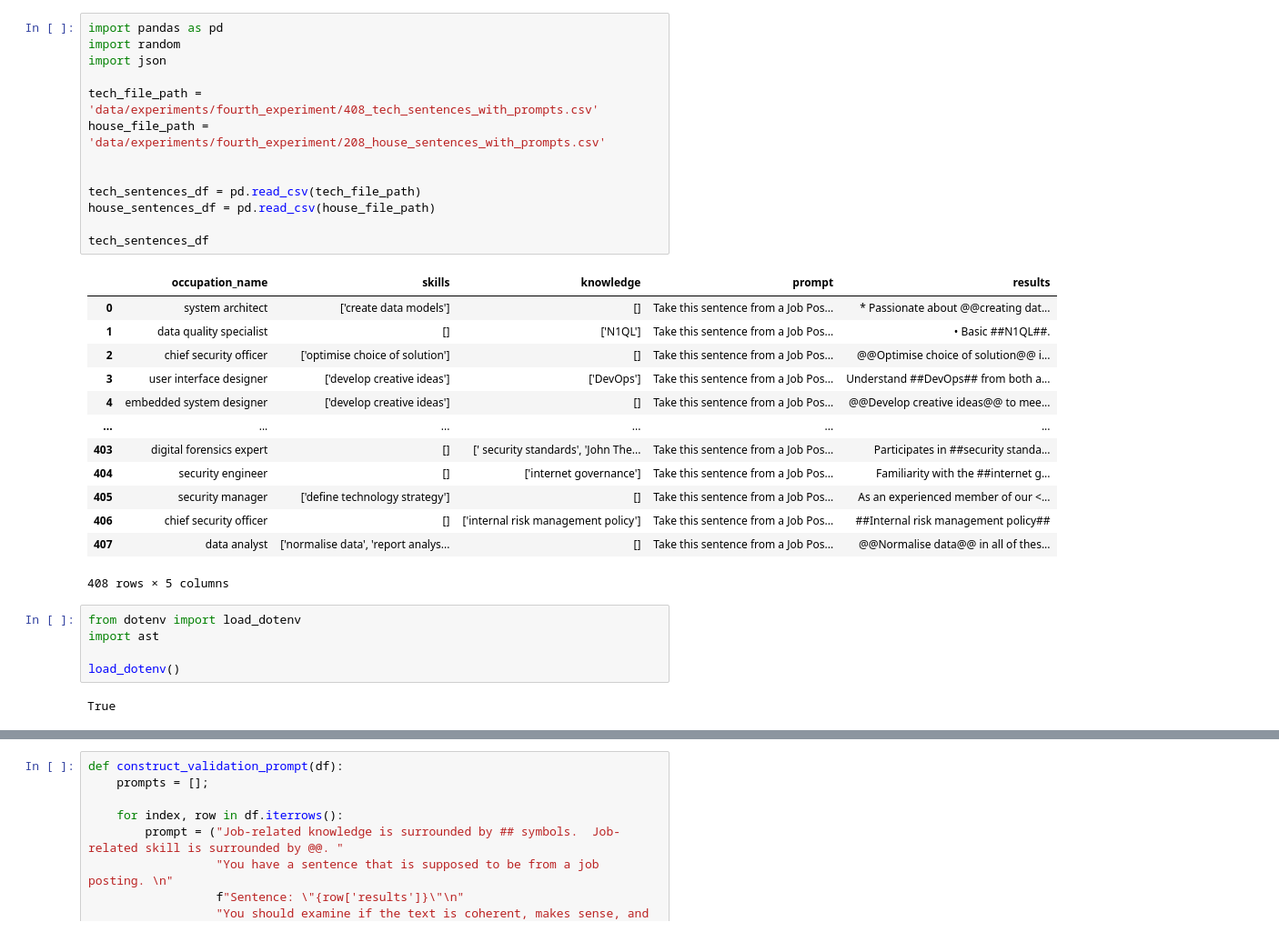
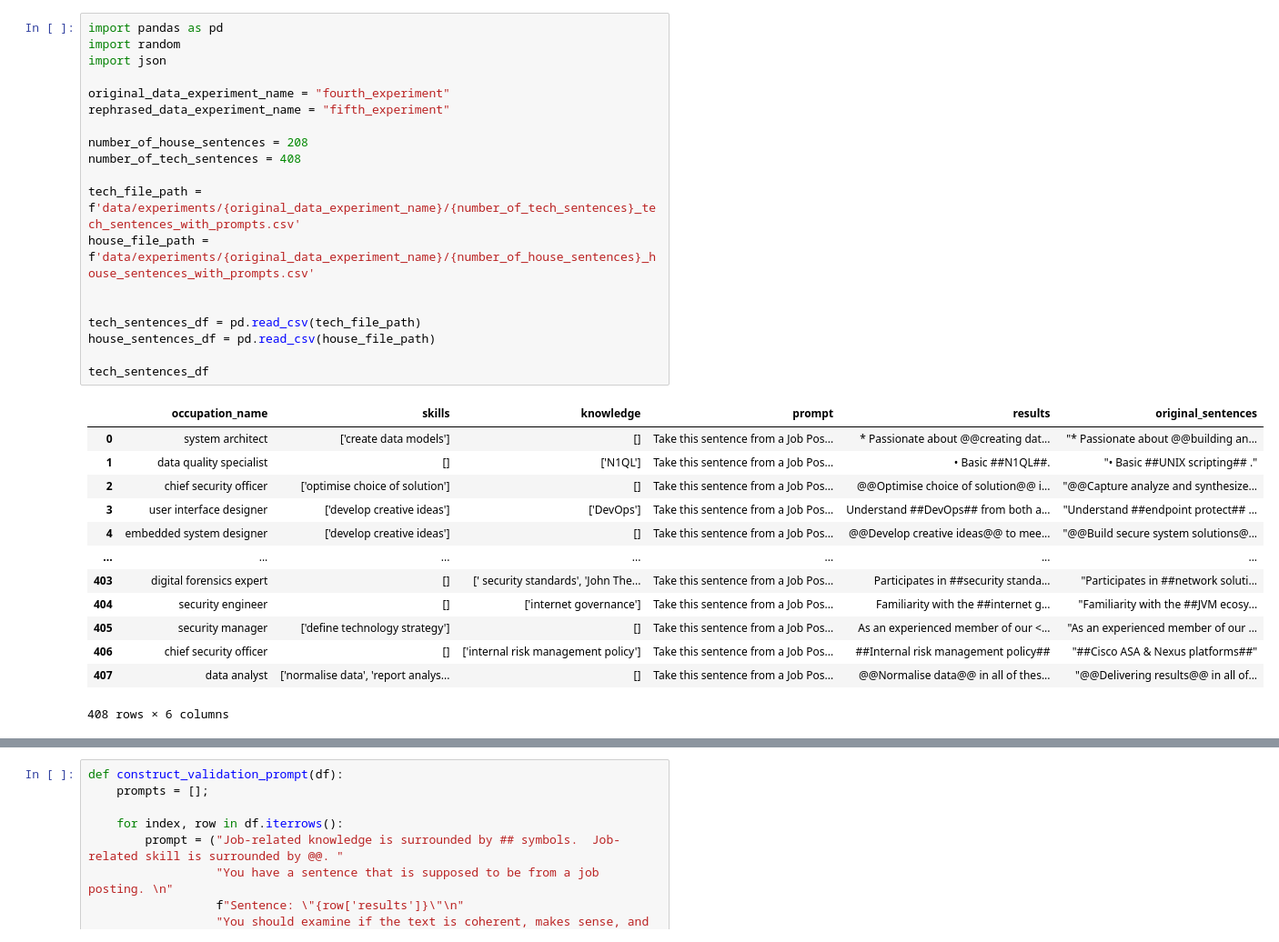
Before and after one commit to andrii-myronenko/skill-extraction-diploma, a Jupyter notebook: Synthetic Data Validation + Rephrase Generation.ipynb, the cells around one changed output, grey strips where cells are left out. Shown at 91% size. Cells and saved outputs as stored; diff of their text form.

Commit message:
Refactored code for Data Generation pipelines

```diff
--- a/Synthetic Data Generation V3.ipynb
+++ b/Synthetic Data Validation + Rephrase Generation.ipynb
@@ -1,37 +1,36 @@
 # %%
 import pandas as pd
 import random
 import json
 
-tech_file_path = 'data/experiments/fourth_experiment/408_tech_sentences_with_prompts.csv'
-house_file_path = 'data/experiments/fourth_experiment/208_house_sentences_with_prompts.csv'
+original_data_experiment_name = "fourth_experiment"
+rephrased_data_experiment_name = "fifth_experiment"
+
+number_of_house_sentences = 208
+number_of_tech_sentences = 408
+
+tech_file_path = f'data/experiments/{original_data_experiment_name}/{number_of_tech_sentences}_tech_sentences_with_prompts.csv'
+house_file_path = f'data/experiments/{original_data_experiment_name}/{number_of_house_sentences}_house_sentences_with_prompts.csv'
 
 
 tech_sentences_df = pd.read_csv(tech_file_path)
 house_sentences_df = pd.read_csv(house_file_path)
 
 tech_sentences_df
 # %% [output]
-|  | occupation_name | skills | knowledge | prompt | results |
-| 0 | system architect | ['create data models'] | [] | Take this sentence from a Job Pos... | * Passionate about @@creating dat... |
-| 1 | data quality specialist | [] | ['N1QL'] | Take this sentence from a Job Pos... | • Basic ##N1QL##. |
-| 2 | chief security officer | ['optimise choice of solution'] | [] | Take this sentence from a Job Pos... | @@Optimise choice of solution@@ i... |
-| 3 | user interface designer | ['develop creative ideas'] | ['DevOps'] | Take this sentence from a Job Pos... | Understand ##DevOps## from both a... |
-| 4 | embedded system designer | ['develop creative ideas'] | [] | Take this sentence from a Job Pos... | @@Develop creative ideas@@ to mee... |
-| ... | ... | ... | ... | ... | ... |
-| 403 | digital forensics expert | [] | [' security standards', 'John The... | Take this sentence from a Job Pos... | Participates in ##security standa... |
-| 404 | security engineer | [] | ['internet governance'] | Take this sentence from a Job Pos... | Familiarity with the ##internet g... |
-| 405 | security manager | ['define technology strategy'] | [] | Take this sentence from a Job Pos... | As an experienced member of our <... |
-| 406 | chief security officer | [] | ['internal risk management policy'] | Take this sentence from a Job Pos... | ##Internal risk management policy## |
-| 407 | data analyst | ['normalise data', 'report analys... | [] | Take this sentence from a Job Pos... | @@Normalise data@@ in all of thes... |
+|  | occupation_name | skills | knowledge | prompt | results | original_sentences |
+| 0 | system architect | ['create data models'] | [] | Take this sentence from a Job Pos... | * Passionate about @@creating dat... | "* Passionate about @@building an... |
+| 1 | data quality specialist | [] | ['N1QL'] | Take this sentence from a Job Pos... | • Basic ##N1QL##. | "• Basic ##UNIX scripting## ." |
+| 2 | chief security officer | ['optimise choice of solution'] | [] | Take this sentence from a Job Pos... | @@Optimise choice of solution@@ i... | "@@Capture analyze and synthesize... |
+| 3 | user interface designer | ['develop creative ideas'] | ['DevOps'] | Take this sentence from a Job Pos... | Understand ##DevOps## from both a... | "Understand ##endpoint protect## ... |
+| 4 | embedded system designer | ['develop creative ideas'] | [] | Take this sentence from a Job Pos... | @@Develop creative ideas@@ to mee... | "@@Build secure system solutions@... |
+| ... | ... | ... | ... | ... | ... | ... |
+| 403 | digital forensics expert | [] | [' security standards', 'John The... | Take this sentence from a Job Pos... | Participates in ##security standa... | "Participates in ##network soluti... |
+| 404 | security engineer | [] | ['internet governance'] | Take this sentence from a Job Pos... | Familiarity with the ##internet g... | "Familiarity with the ##JVM ecosy... |
+| 405 | security manager | ['define technology strategy'] | [] | Take this sentence from a Job Pos... | As an experienced member of our <... | "As an experienced member of our ... |
+| 406 | chief security officer | [] | ['internal risk management policy'] | Take this sentence from a Job Pos... | ##Internal risk management policy## | "##Cisco ASA & Nexus platforms##" |
+| 407 | data analyst | ['normalise data', 'report analys... | [] | Take this sentence from a Job Pos... | @@Normalise data@@ in all of thes... | "@@Delivering results@@ in all of... |
-408 rows × 5 columns
+408 rows × 6 columns
-# %%
-from dotenv import load_dotenv
-import ast
-
-load_dotenv()
-# %% [output]
-True
 # %%
 from langchain_core.prompts import ChatPromptTemplate
 from langchain_openai import ChatOpenAI
```
Also changed, not shown: parts of 33 cells of this notebook, 24 other files.
